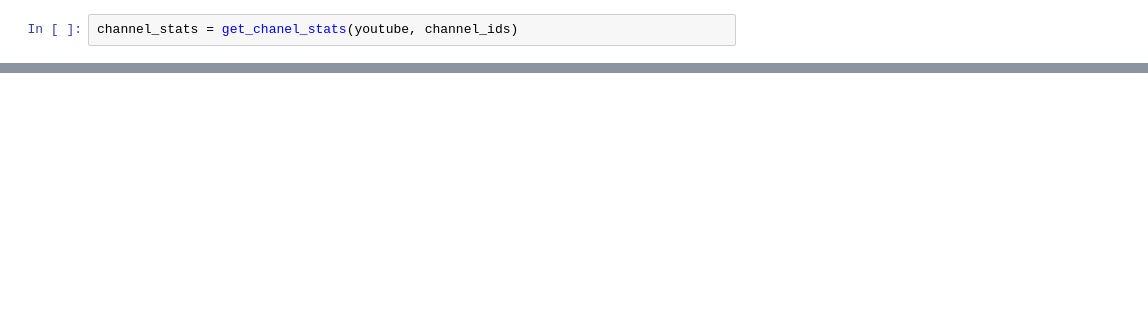
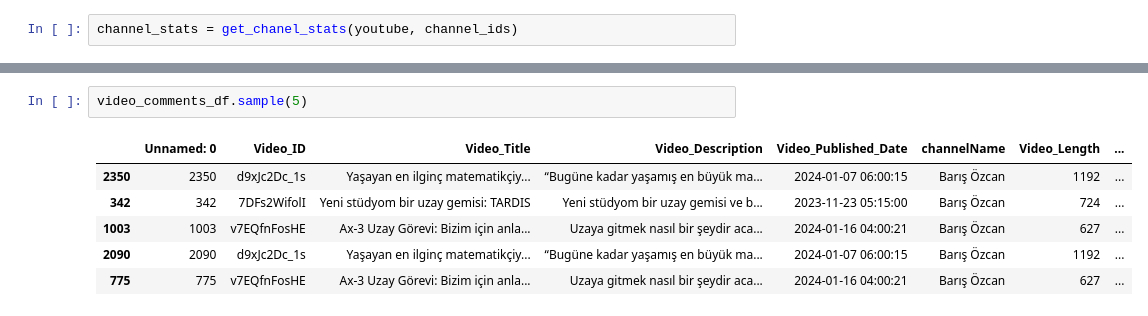
Before and after one commit to SeherKumsar/Ada-Lovelace-Veri-Bilimi-Akademisi-Final-Project, a Jupyter notebook: Data_analyze.ipynb, the cells around one changed output, grey strips where cells are left out. Saved outputs shown, nothing was run; the diff lists cells and outputs as text; blank space fills up the shorter version.

```diff
--- a/Data_analyze.ipynb
+++ b/Data_analyze.ipynb
@@ -50,0 +97,9 @@ video_comments_df.to_csv("data/video_comments.csv")
+# %%
+video_comments_df.sample(5)
+# %% [output]
+|  | Unnamed: 0 | Video_ID | Video_Title | Video_Description | Video_Published_Date | channelName | Video_Length | ... |
+| 2350 | 2350 | d9xJc2Dc_1s | Yaşayan en ilginç matematikçiy... | “Bugüne kadar yaşamış en büyük ma... | 2024-01-07 06:00:15 | Barış Özcan | 1192 | ... |
+| 342 | 342 | 7DFs2WifolI | Yeni stüdyom bir uzay gemisi: TARDIS | Yeni stüdyom bir uzay gemisi ve b... | 2023-11-23 05:15:00 | Barış Özcan | 724 | ... |
+| 1003 | 1003 | v7EQfnFosHE | Ax-3 Uzay Görevi: Bizim için anla... | Uzaya gitmek nasıl bir şeydir aca... | 2024-01-16 04:00:21 | Barış Özcan | 627 | ... |
+| 2090 | 2090 | d9xJc2Dc_1s | Yaşayan en ilginç matematikçiy... | “Bugüne kadar yaşamış en büyük ma... | 2024-01-07 06:00:15 | Barış Özcan | 1192 | ... |
+| 775 | 775 | v7EQfnFosHE | Ax-3 Uzay Görevi: Bizim için anla... | Uzaya gitmek nasıl bir şeydir aca... | 2024-01-16 04:00:21 | Barış Özcan | 627 | ... |
```
Also changed, not shown: parts of 12 cells of this notebook, 7 other files.
